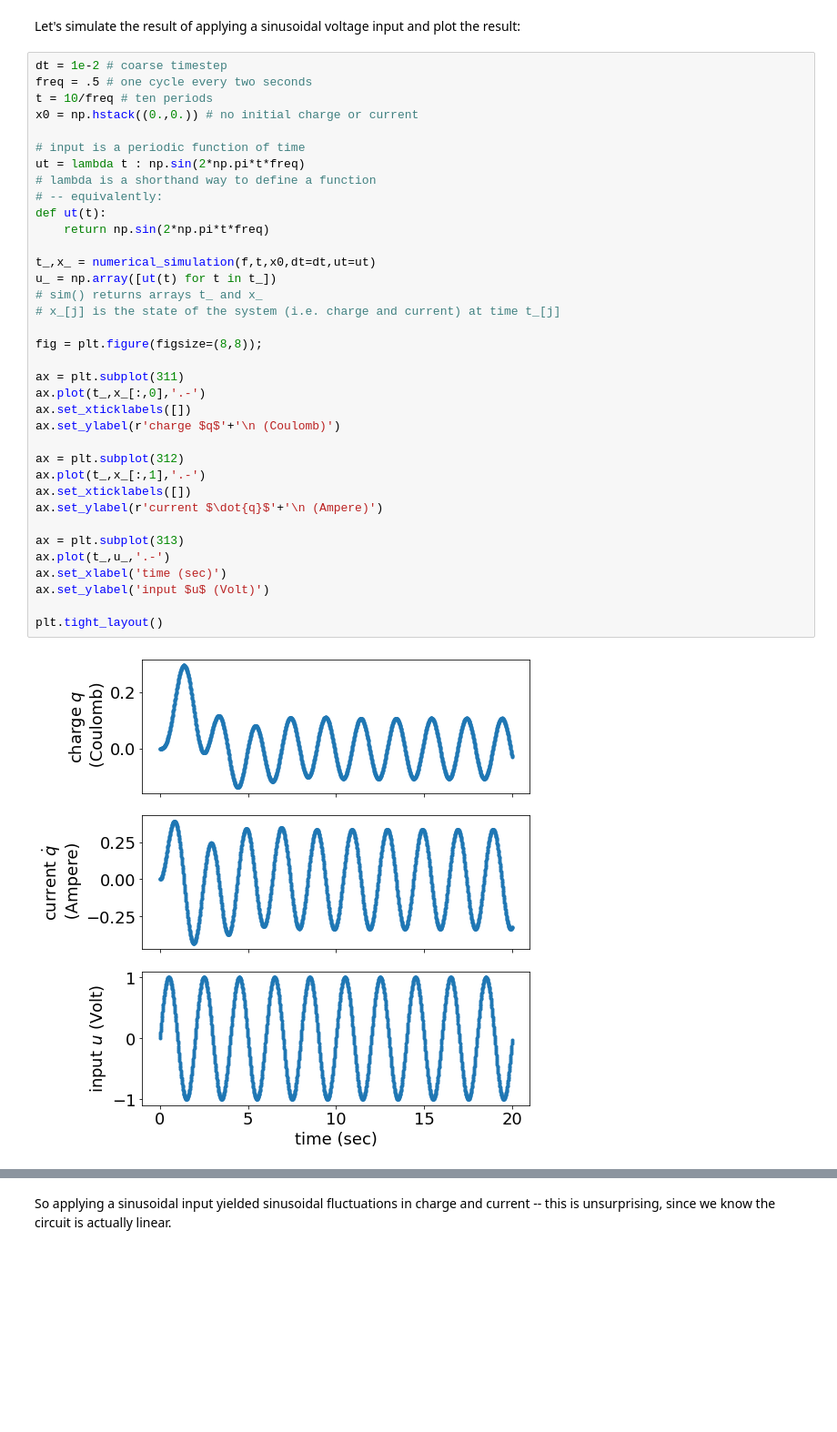
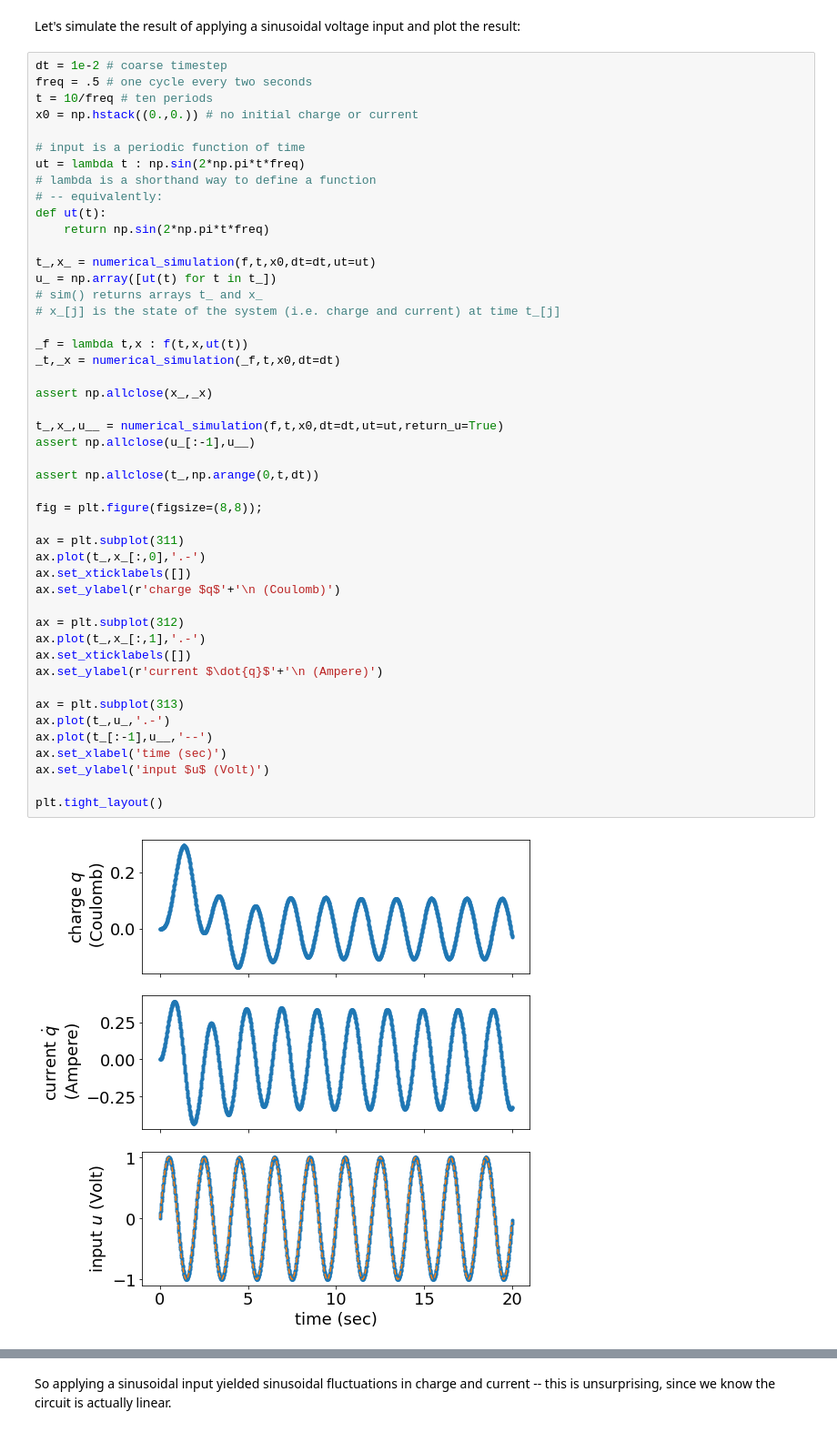
Before and after one commit to sburden/547-21wi, a Jupyter notebook: 547_lec.ipynb, the cells around one changed output, grey strips where cells are left out. Shown at 91% size. Cells and saved outputs as stored; diff of their text form; blank space fills up the shorter version.

```diff
--- a/547_lec.ipynb
+++ b/547_lec.ipynb
@@ -696,31 +696,42 @@ x0 = np.hstack((0.,0.)) # no initial charge or current
 ut = lambda t : np.sin(2*np.pi*t*freq)
 # lambda is a shorthand way to define a function
 # -- equivalently:
 def ut(t):
     return np.sin(2*np.pi*t*freq)
 
 t_,x_ = numerical_simulation(f,t,x0,dt=dt,ut=ut)
 u_ = np.array([ut(t) for t in t_])
 # sim() returns arrays t_ and x_
 # x_[j] is the state of the system (i.e. charge and current) at time t_[j]
 
+_f = lambda t,x : f(t,x,ut(t))
+_t,_x = numerical_simulation(_f,t,x0,dt=dt)
+
+assert np.allclose(x_,_x)
+
+t_,x_,u__ = numerical_simulation(f,t,x0,dt=dt,ut=ut,return_u=True)
+assert np.allclose(u_[:-1],u__)
+
+assert np.allclose(t_,np.arange(0,t,dt))
+
 fig = plt.figure(figsize=(8,8));
 
 ax = plt.subplot(311)
 ax.plot(t_,x_[:,0],'.-')
 ax.set_xticklabels([])
 ax.set_ylabel(r'charge $q$'+'\n (Coulomb)')
 
 ax = plt.subplot(312)
 ax.plot(t_,x_[:,1],'.-')
 ax.set_xticklabels([])
 ax.set_ylabel(r'current $\dot{q}$'+'\n (Ampere)')
 
 ax = plt.subplot(313)
 ax.plot(t_,u_,'.-')
+ax.plot(t_[:-1],u__,'--')
 ax.set_xlabel('time (sec)')
 ax.set_ylabel('input $u$ (Volt)')
 
 plt.tight_layout()
 # %% [output]
-[figure, old version]
+[figure, new version]
```
Also changed, not shown: parts of 8 cells of this notebook, 2 other files.
